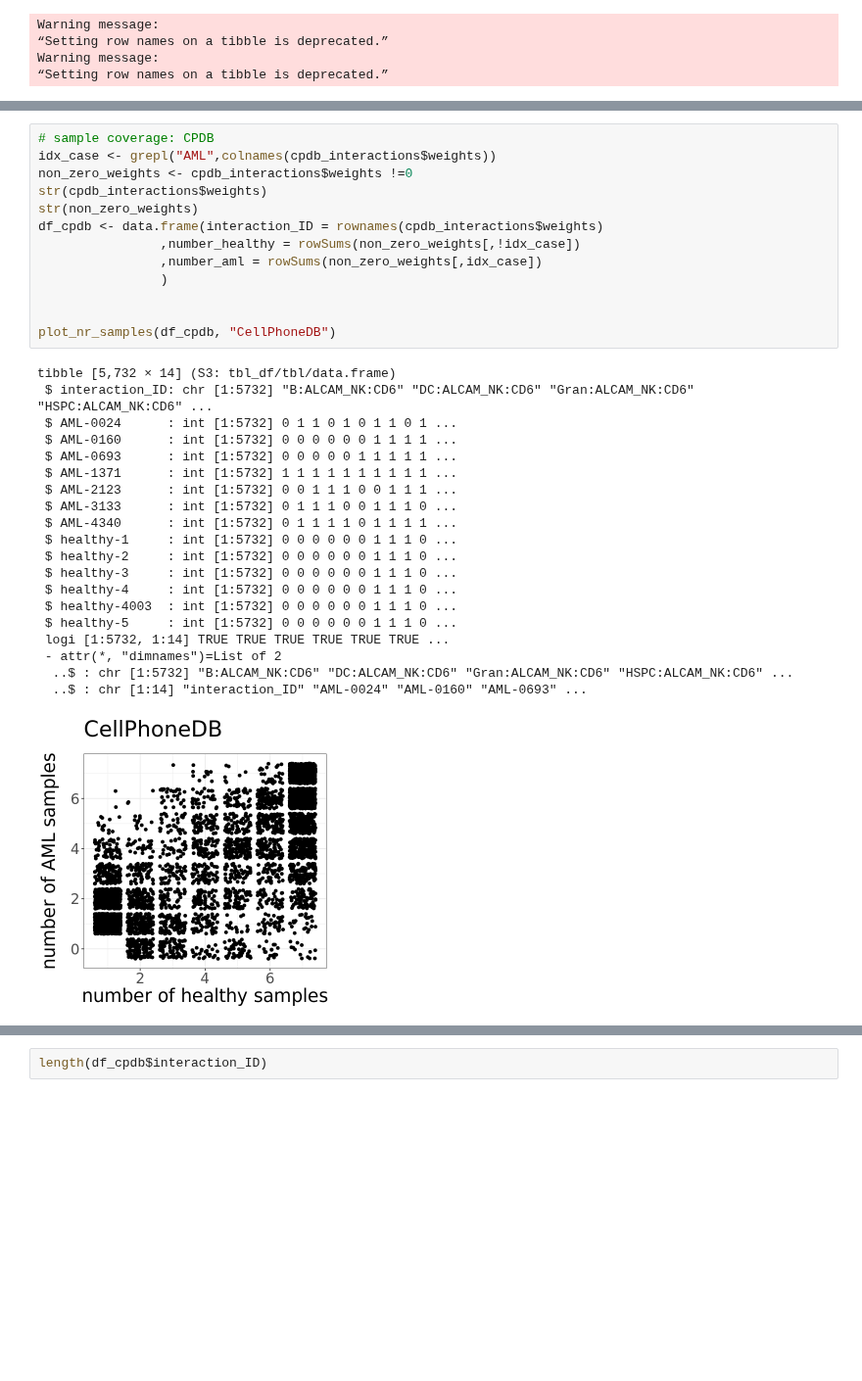
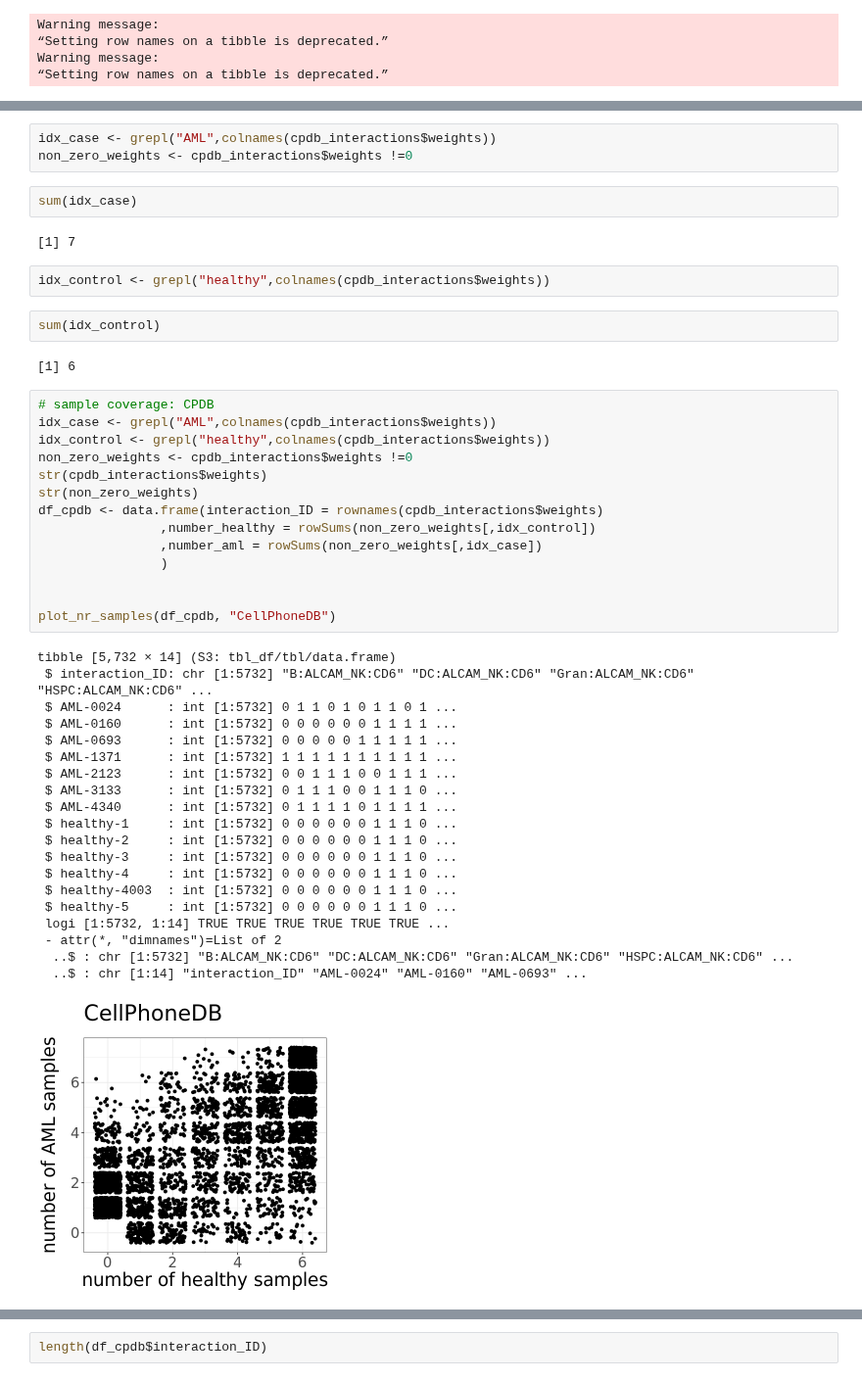
Before and after one commit to colomemaria/community-paper, a Jupyter notebook: src/method_comparison/compare_algorithms/compare_results/compare_algorithms.ipynb, the cells around one changed output, grey strips where cells are left out. Shown at 98% size. Drawn from its saved outputs; the diff is of its cells as text; blank space fills up the shorter version.

Commit message:
fix QC for NN and CPDB

```diff
--- a/src/method_comparison/compare_algorithms/compare_results/compare_algorithms.ipynb
+++ b/src/method_comparison/compare_algorithms/compare_results/compare_algorithms.ipynb
@@ -247,37 +247,51 @@ plot_nr_samples(df,"community")
+# %%
+idx_case <- grepl("AML",colnames(cpdb_interactions$weights))
+non_zero_weights <- cpdb_interactions$weights !=0
+# %%
+sum(idx_case)
+# %% [output]
+[1] 7
+# %%
+idx_control <- grepl("healthy",colnames(cpdb_interactions$weights))
+# %%
+sum(idx_control)
+# %% [output]
+[1] 6
 # %%
 # sample coverage: CPDB
 idx_case <- grepl("AML",colnames(cpdb_interactions$weights))
+idx_control <- grepl("healthy",colnames(cpdb_interactions$weights))
 non_zero_weights <- cpdb_interactions$weights !=0
 str(cpdb_interactions$weights)
 str(non_zero_weights)
 df_cpdb <- data.frame(interaction_ID = rownames(cpdb_interactions$weights)
-                ,number_healthy = rowSums(non_zero_weights[,!idx_case])
+                ,number_healthy = rowSums(non_zero_weights[,idx_control])
                 ,number_aml = rowSums(non_zero_weights[,idx_case])
                 )
 
 
 plot_nr_samples(df_cpdb, "CellPhoneDB")
 # %% [output]
 tibble [5,732 × 14] (S3: tbl_df/tbl/data.frame)
  $ interaction_ID: chr [1:5732] "B:ALCAM_NK:CD6" "DC:ALCAM_NK:CD6" "Gran:ALCAM_NK:CD6" "HSPC:ALCAM_NK:CD6" ...
  $ AML-0024      : int [1:5732] 0 1 1 0 1 0 1 1 0 1 ...
  $ AML-0160      : int [1:5732] 0 0 0 0 0 0 1 1 1 1 ...
  $ AML-0693      : int [1:5732] 0 0 0 0 0 1 1 1 1 1 ...
  $ AML-1371      : int [1:5732] 1 1 1 1 1 1 1 1 1 1 ...
  $ AML-2123      : int [1:5732] 0 0 1 1 1 0 0 1 1 1 ...
  $ AML-3133      : int [1:5732] 0 1 1 1 0 0 1 1 1 0 ...
  $ AML-4340      : int [1:5732] 0 1 1 1 1 0 1 1 1 1 ...
  $ healthy-1     : int [1:5732] 0 0 0 0 0 0 1 1 1 0 ...
  $ healthy-2     : int [1:5732] 0 0 0 0 0 0 1 1 1 0 ...
  $ healthy-3     : int [1:5732] 0 0 0 0 0 0 1 1 1 0 ...
  $ healthy-4     : int [1:5732] 0 0 0 0 0 0 1 1 1 0 ...
  $ healthy-4003  : int [1:5732] 0 0 0 0 0 0 1 1 1 0 ...
  $ healthy-5     : int [1:5732] 0 0 0 0 0 0 1 1 1 0 ...
  logi [1:5732, 1:14] TRUE TRUE TRUE TRUE TRUE TRUE ...
  - attr(*, "dimnames")=List of 2
   ..$ : chr [1:5732] "B:ALCAM_NK:CD6" "DC:ALCAM_NK:CD6" "Gran:ALCAM_NK:CD6" "HSPC:ALCAM_NK:CD6" ...
   ..$ : chr [1:14] "interaction_ID" "AML-0024" "AML-0160" "AML-0693" ...
-[figure, old version]
+[figure, new version]
 # %%
 # sample coverage:NN
 idx_case <- grepl("AML",colnames(nn_interactions$weights))
```
Also changed, not shown: parts of 6 cells of this notebook.
